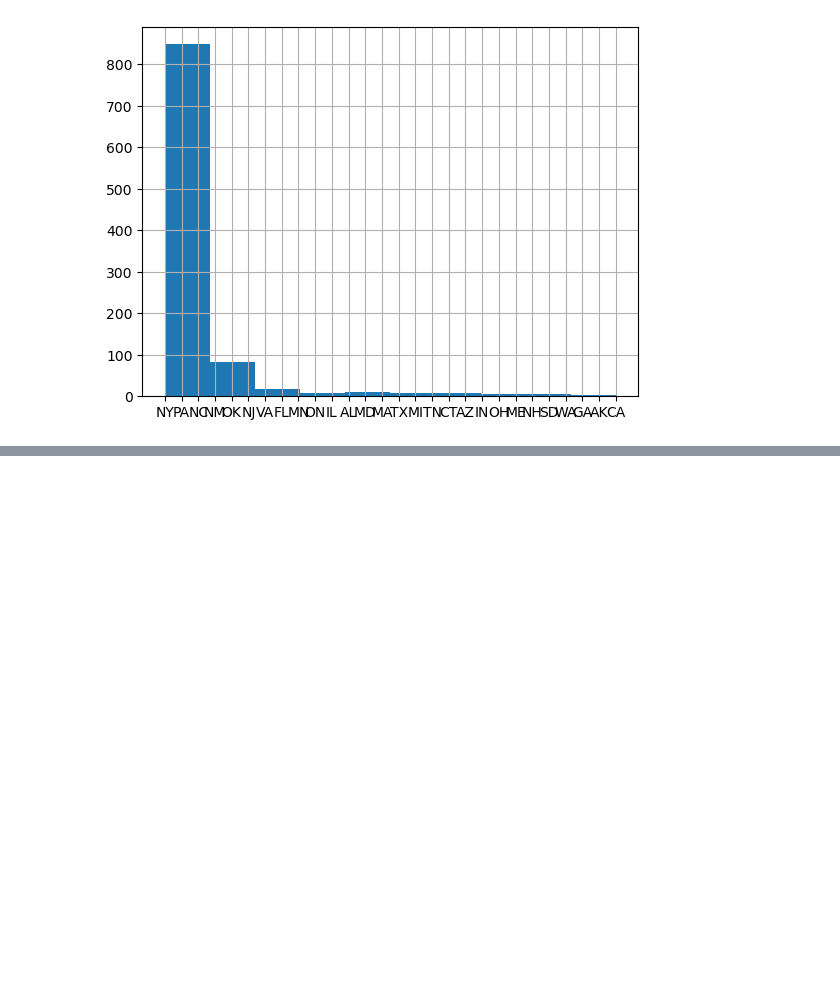
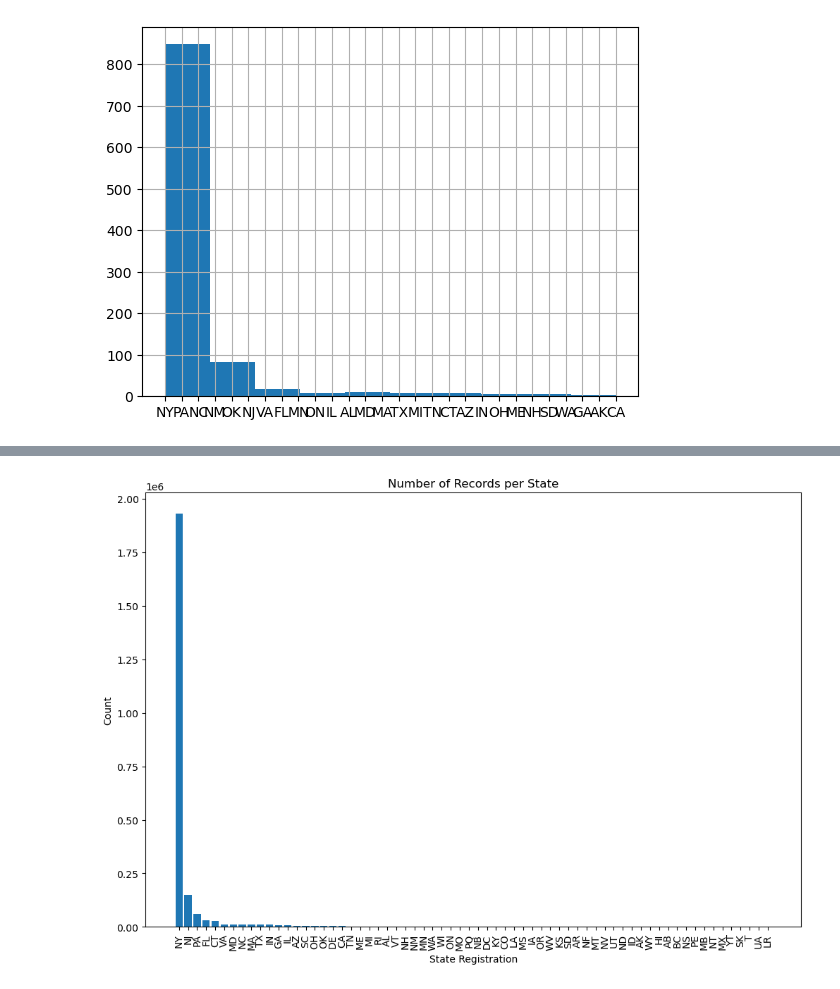
Before and after one commit to JohannRuiz1/CS5644-ML, a Jupyter notebook: vehicles.ipynb, the cells around one changed output, grey strips where cells are left out. Drawn from its saved outputs; the diff is of its cells as text; code cells hidden in the pictures; blank space fills up the shorter version.

Commit message:
Add simple barchart for vehicle state

```diff
--- a/vehicles.ipynb
+++ b/vehicles.ipynb
@@ -297,0 +407,15 @@ filtered_vehicles[:1000]['STATE_REGISTRATION'].hist()
+# %%
+state_counts = filtered_vehicles['STATE_REGISTRATION'].value_counts()
+# %%
+state_counts_df = state_counts.reset_index()
+state_counts_df.columns = ['STATE_REGISTRATION', 'COUNT']
+
+plt.figure(figsize=(12, 8))
+plt.bar(state_counts_df['STATE_REGISTRATION'], state_counts_df['COUNT'])
+plt.xlabel('State Registration')
+plt.ylabel('Count')
+plt.title('Number of Records per State')
+plt.xticks(rotation=90)
+plt.show()
+# %% [output]
+[figure, added]
```
Also changed, not shown: parts of 15 cells of this notebook.
